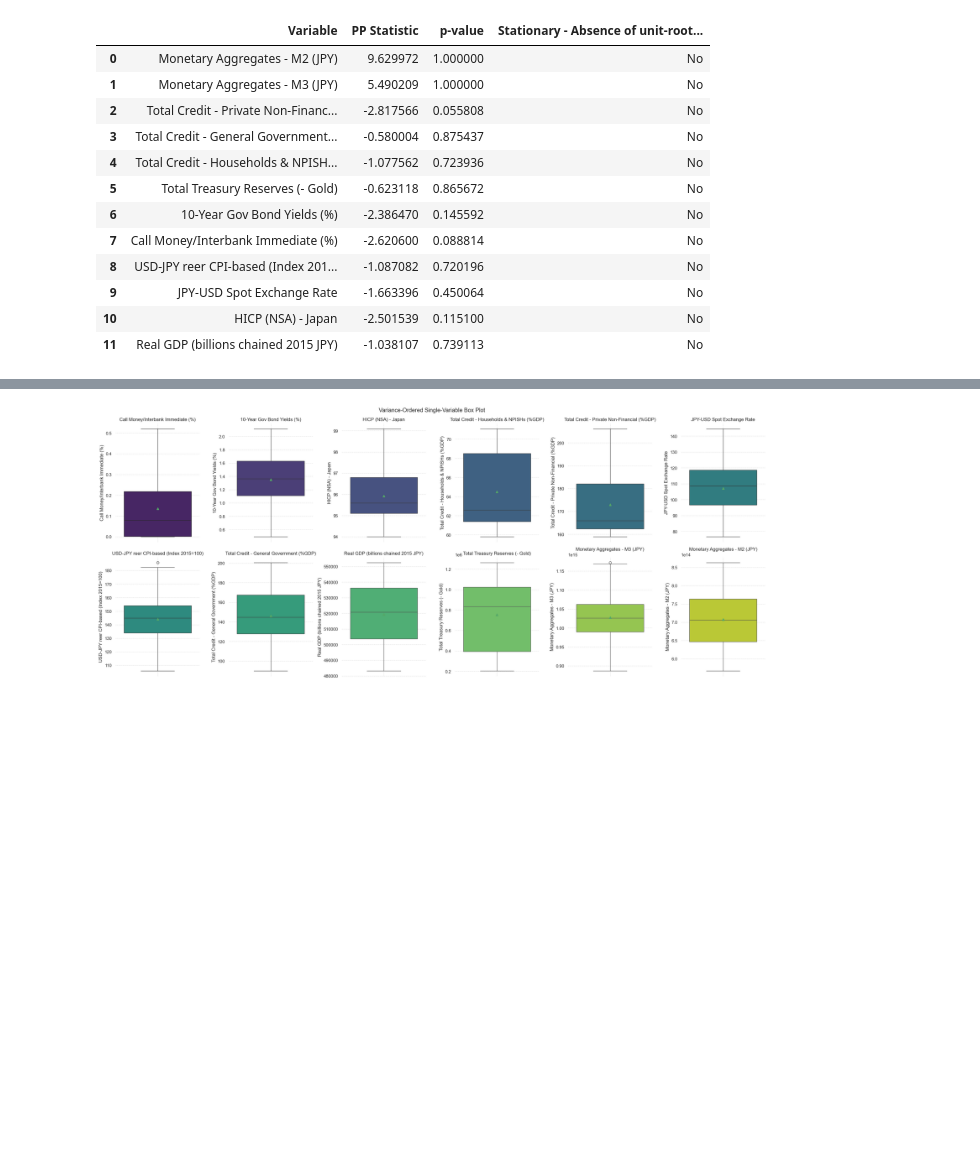
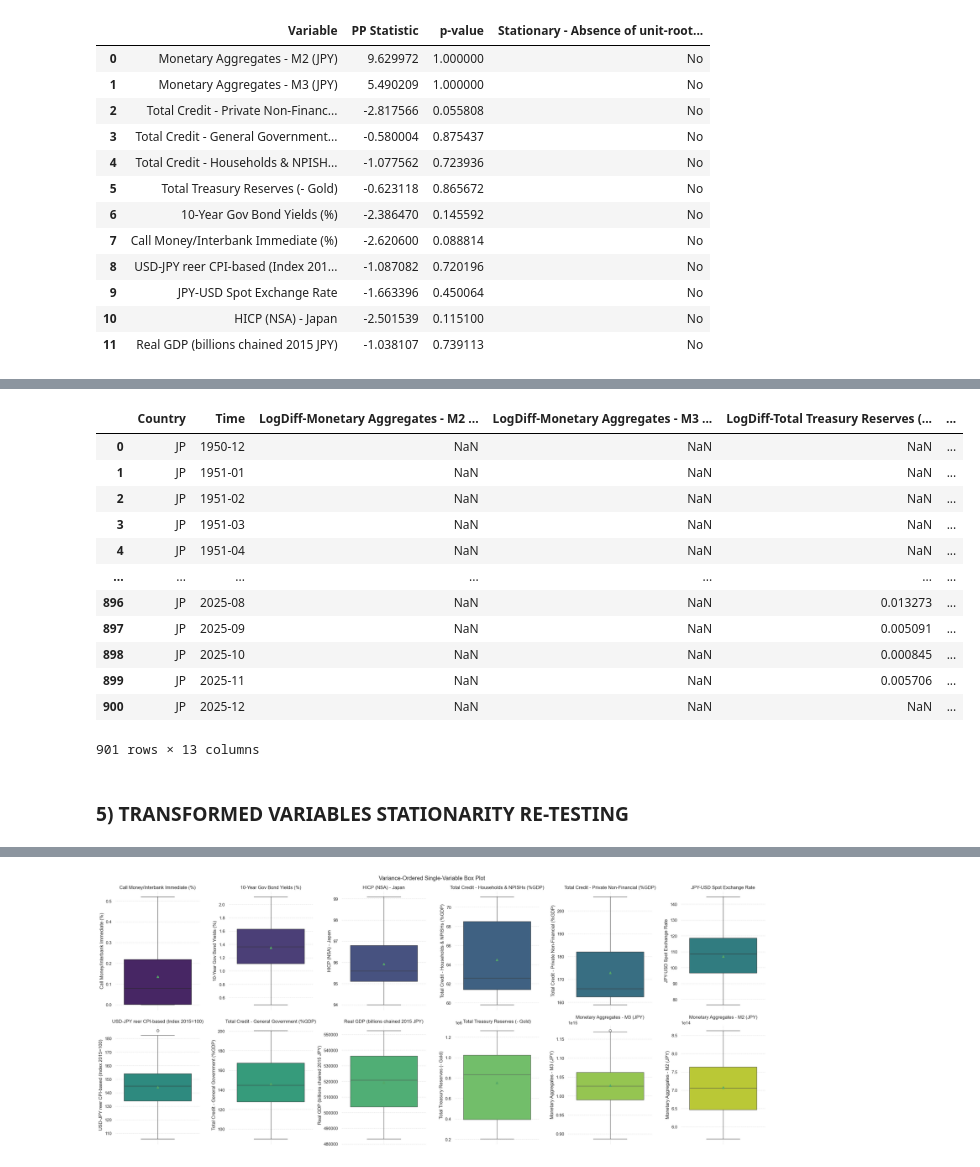
Before and after one commit to EliaLand/PVAR_japan_endogenous_money, a Jupyter notebook: Module2_stats_data_plotting.ipynb, the cells around one changed output, grey strips where cells are left out. Drawn from its saved outputs; the diff is of its cells as text; code cells hidden in the pictures; blank space fills up the shorter version.

```diff
--- a/Module2_stats_data_plotting.ipynb
+++ b/Module2_stats_data_plotting.ipynb
@@ -219,0 +296,32 @@ jp_pp_df
+# %%
+# Non-Stationarity Corrections - HP-filter cycle
+df = jp_aggregated_df.copy()
+trans_df = trans_df.copy()
+
+# Transformations:
+# - Output Trends: HP-filter cycle, trend smoothing
+hpfilter_transformed_variables = ["Real GDP (billions chained 2015 JPY)"
+                                 ]
+
+# HP-filter cycle Transformed Variables
+for var in hpfilter_transformed_variables:
+    cycle, trend = hpfilter(
+        np.log(df[f"{var}"]).dropna(),
+        lamb=1600
+    )
+    trans_df[f"HPfilter-{var}"] = cycle
+trans_df
+# %% [output]
+|  | Country | Time | LogDiff-Monetary Aggregates - M2 ... | LogDiff-Monetary Aggregates - M3 ... | LogDiff-Total Treasury Reserves (... | ... |
+| 0 | JP | 1950-12 | NaN | NaN | NaN | ... |
+| 1 | JP | 1951-01 | NaN | NaN | NaN | ... |
+| 2 | JP | 1951-02 | NaN | NaN | NaN | ... |
+| 3 | JP | 1951-03 | NaN | NaN | NaN | ... |
+| 4 | JP | 1951-04 | NaN | NaN | NaN | ... |
+| ... | ... | ... | ... | ... | ... | ... |
+| 896 | JP | 2025-08 | NaN | NaN | 0.013273 | ... |
+| 897 | JP | 2025-09 | NaN | NaN | 0.005091 | ... |
+| 898 | JP | 2025-10 | NaN | NaN | 0.000845 | ... |
+| 899 | JP | 2025-11 | NaN | NaN | 0.005706 | ... |
+| 900 | JP | 2025-12 | NaN | NaN | NaN | ... |
+901 rows × 13 columns
@@ -219,0 +332,2 @@ jp_pp_df
+# %% [markdown]
+### **5) TRANSFORMED VARIABLES STATIONARITY RE-TESTING**
```
Also changed, not shown: parts of 15 cells of this notebook, 2 other files.
